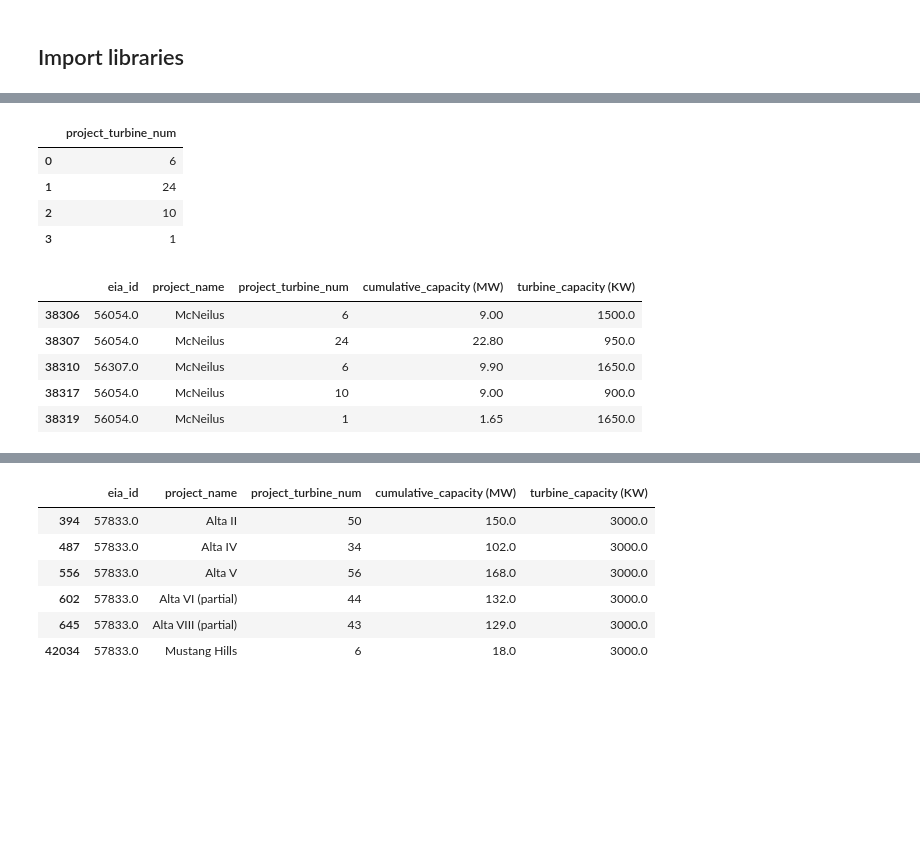
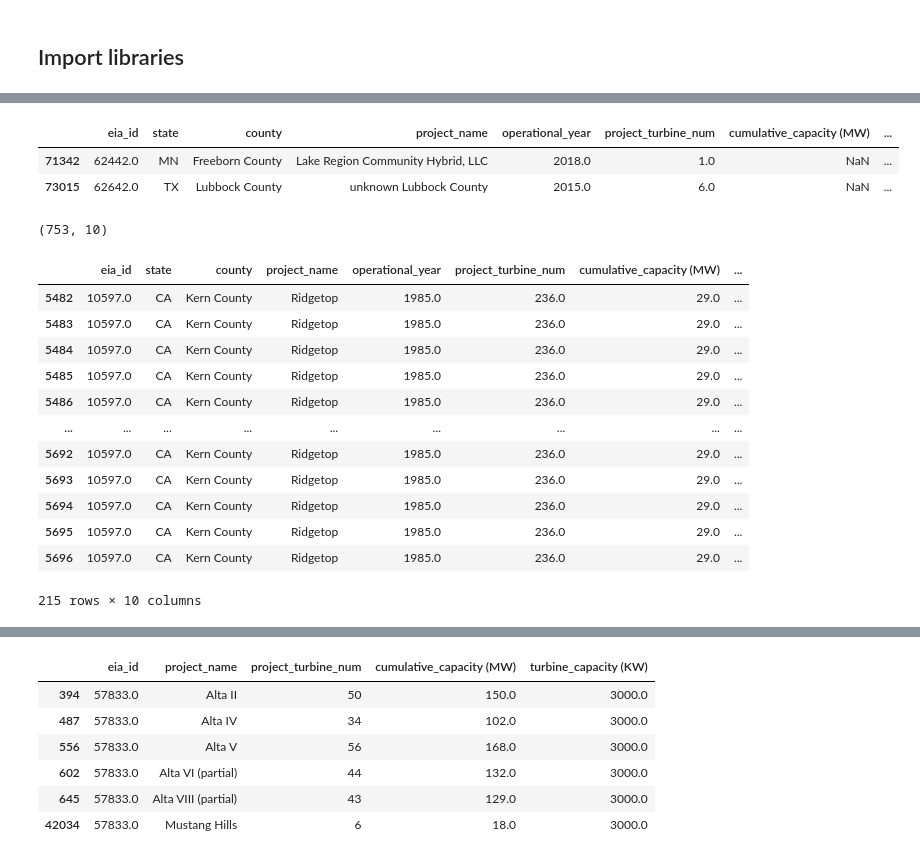
Before and after one commit to NicsLvl/DA1_Capstone_JADEN, a Jupyter notebook: wind_turbine_dataset_capacity.ipynb, the cells around one changed output, grey strips where cells are left out. Cells and saved outputs as stored; diff of their text form; code cells hidden in the pictures; blank space fills up the shorter version.

```diff
--- a/wind_turbine_dataset_capacity.ipynb
+++ b/wind_turbine_dataset_capacity.ipynb
@@ -78,0 +109,6 @@ dtype: int64
+# %%
+# change eia_id data type to integer
+wind_turbine_df['eia_id'] = wind_turbine_df['eia_id'].astype('int64')
+
+# check operational_year using is_integer function
+wind_turbine_df['operational_year'].apply(lambda x: pd.api.types.is_integer(x)).sum()
@@ -78,0 +124,11 @@ dtype: int64
+# %%
+# replace project_name = "Historic Victory Garden (Wind Stream)" with operational_year = 1982
+# http://www.windstreamproperties.com/victory-garden.html - proj details
+# https://eerscmap.usgs.gov/uswtdb/viewer/#13.39/35.06889/-118.38267 - proj operational date
+wind_turbine_df.loc[wind_turbine_df['project_name'] == 'Historic Victory Garden (Wind Stream)', 'operational_year'] = 1982
+
+# convert operational_year to integer
+wind_turbine_df['operational_year'] = wind_turbine_df['operational_year'].astype('int64')
+
+# check project_turbine_num using is_integer function
+wind_turbine_df['project_turbine_num'].apply(lambda x: pd.api.types.is_integer(x)).sum()
@@ -78,0 +137,6 @@ dtype: int64
+# %%
+# convert project_turbine_num to integer
+wind_turbine_df['project_turbine_num'] = wind_turbine_df['project_turbine_num'].astype('int64')
+
+# check cumulative_capacity (MW) using is_integer function
+wind_turbine_df['cumulative_capacity (MW)'].apply(lambda x: pd.api.types.is_integer(x)).sum()
@@ -78,0 +158,3 @@ dtype: int64
+# %%
+# convert cumulative_capacity (MW) to integer
+wind_turbine_df['cumulative_capacity (MW)'] = wind_turbine_df['cumulative_capacity (MW)'].astype('int64')
@@ -175,21 +168,7 @@ Name: project_turbine_num, Length: 1736, dtype: int64
-# %%
-# show the unique values for turbine number for project_name = 'McNeilus'
-pd.DataFrame(wind_turbine_df[wind_turbine_df['project_name'] == 'McNeilus']['project_turbine_num'].unique(), columns=['project_turbine_num'])
-# %% [output]
-|  | project_turbine_num |
-| 0 | 6 |
-| 1 | 24 |
-| 2 | 10 |
-| 3 | 1 |
-# %%
-# show unique values for project_name equals to 'McNeilus'
-wind_turbine_df[wind_turbine_df['project_name'] == 'McNeilus']\
-[['eia_id','project_name', 'project_turbine_num', 'cumulative_capacity (MW)', 'turbine_capacity (KW)']]\
-.drop_duplicates()
-# %% [output]
-|  | eia_id | project_name | project_turbine_num | cumulative_capacity (MW) | turbine_capacity (KW) |
-| 38306 | 56054.0 | McNeilus | 6 | 9.00 | 1500.0 |
-| 38307 | 56054.0 | McNeilus | 24 | 22.80 | 950.0 |
-| 38310 | 56307.0 | McNeilus | 6 | 9.90 | 1650.0 |
-| 38317 | 56054.0 | McNeilus | 10 | 9.00 | 900.0 |
-| 38319 | 56054.0 | McNeilus | 1 | 1.65 | 1650.0 |
+# %%
+# show only turbine_capacity (KW) = null and cumulative_capacity (MW) = null
+wind_turbine_df[(wind_turbine_df['turbine_capacity (KW)'].isnull()) & (wind_turbine_df['cumulative_capacity (MW)'].isnull())]
+# %% [output]
+|  | eia_id | state | county | project_name | operational_year | project_turbine_num | cumulative_capacity (MW) | ... |
+| 71342 | 62442.0 | MN | Freeborn County | Lake Region Community Hybrid, LLC | 2018.0 | 1.0 | NaN | ... |
+| 73015 | 62642.0 | TX | Lubbock County | unknown Lubbock County | 2015.0 | 6.0 | NaN | ... |
@@ -196,3 +177,25 @@ wind_turbine_df[wind_turbine_df['project_name'] == 'McNeilus']\
+# %%
+# show turbine_capacity (KW) = null and cumulative_capacity (MW) != null
+wind_turbine_df[(wind_turbine_df['turbine_capacity (KW)'].isnull()) & (wind_turbine_df['cumulative_capacity (MW)'].notnull())].shape
+# %% [output]
+(753, 10)
+# %%
+# show eia_id = 10597.0 and project_turbine_num = 236.0
+wind_turbine_df[(wind_turbine_df['eia_id'] == 10597.0) & (wind_turbine_df['project_turbine_num'] == 236.0)]
+# %% [output]
+|  | eia_id | state | county | project_name | operational_year | project_turbine_num | cumulative_capacity (MW) | ... |
+| 5482 | 10597.0 | CA | Kern County | Ridgetop | 1985.0 | 236.0 | 29.0 | ... |
+| 5483 | 10597.0 | CA | Kern County | Ridgetop | 1985.0 | 236.0 | 29.0 | ... |
+| 5484 | 10597.0 | CA | Kern County | Ridgetop | 1985.0 | 236.0 | 29.0 | ... |
+| 5485 | 10597.0 | CA | Kern County | Ridgetop | 1985.0 | 236.0 | 29.0 | ... |
+| 5486 | 10597.0 | CA | Kern County | Ridgetop | 1985.0 | 236.0 | 29.0 | ... |
+| ... | ... | ... | ... | ... | ... | ... | ... | ... |
+| 5692 | 10597.0 | CA | Kern County | Ridgetop | 1985.0 | 236.0 | 29.0 | ... |
+| 5693 | 10597.0 | CA | Kern County | Ridgetop | 1985.0 | 236.0 | 29.0 | ... |
+| 5694 | 10597.0 | CA | Kern County | Ridgetop | 1985.0 | 236.0 | 29.0 | ... |
+| 5695 | 10597.0 | CA | Kern County | Ridgetop | 1985.0 | 236.0 | 29.0 | ... |
+| 5696 | 10597.0 | CA | Kern County | Ridgetop | 1985.0 | 236.0 | 29.0 | ... |
+215 rows × 10 columns
 # %%
 # check if the project_turbine_num equals to the count of each eia_id
 wind_turbine_df.groupby('eia_id')['project_turbine_num'].nunique()[lambda x: x > 0].sort_values(ascending=False)
```
Also changed, not shown: parts of 31 cells of this notebook, 4 other files.
